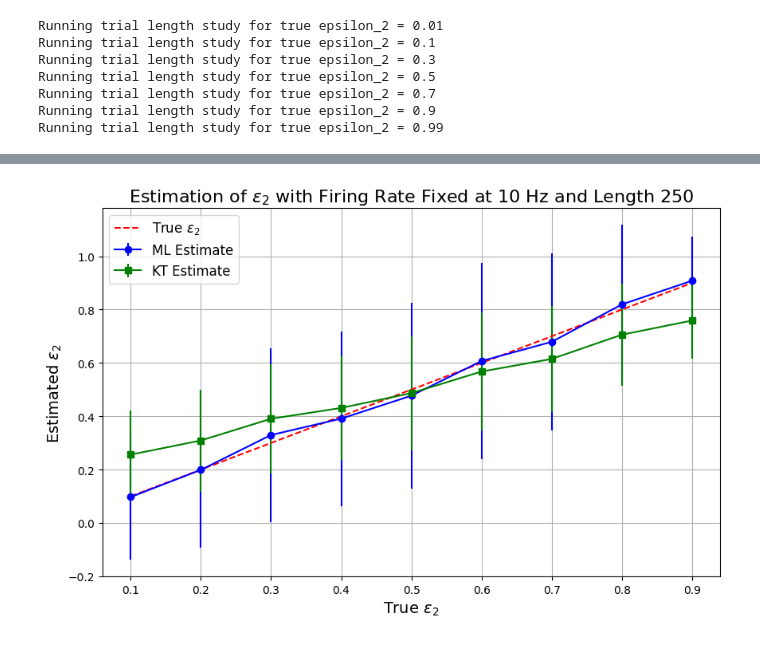
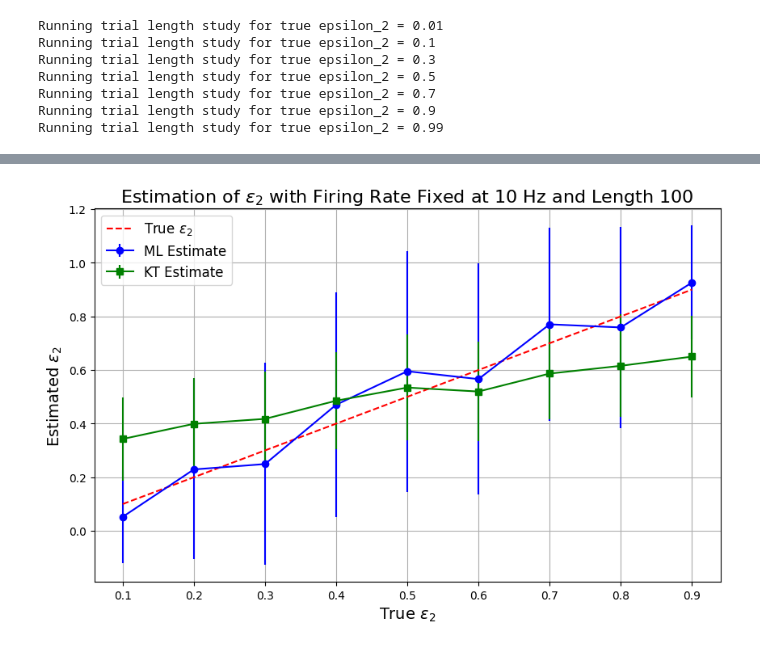
Before and after one commit to RaulAdSe/Spike-Train-Coupling-Estimation-Exploratory-Analysis, a Jupyter notebook: Notebooks/Probability_estimators.ipynb, the cells around one changed output, grey strips where cells are left out. Cells and saved outputs as stored; diff of their text form; code cells hidden in the pictures.

```diff
--- a/Notebooks/Probability_estimators.ipynb
+++ b/Notebooks/Probability_estimators.ipynb
@@ -382,37 +393,37 @@ def epsilon_2_study_with_fixed_firing_rate(fr_X, epsilon_2_values, length=50, tr
         epsilon_2_KT_stds.append(std_epsilon_2_KT)
 
     return (epsilon_2_ML_means, epsilon_2_ML_stds, epsilon_2_KT_means, epsilon_2_KT_stds)
-# %%
-# Parameters for the study
-fr_X = 10  # Fixed firing rate
-epsilon_2_values = np.linspace(0.1, 0.9, 9)  # Range of true epsilon_2 values
-length = 250  # Spike train length
-trials = 100  # Number of trials for each epsilon_2
-
-# Running the study for varying epsilon_2 and fixed firing rate
-epsilon_2_ML_means, epsilon_2_ML_stds, epsilon_2_KT_means, epsilon_2_KT_stds = epsilon_2_study_with_fixed_firing_rate(
-    fr_X, epsilon_2_values, length=length, trials=trials)
-
-# Plotting the results with epsilon_2 on the x-axis
-plt.figure(figsize=(10, 6))
-
-# Plot ML estimates with error bars
-plt.errorbar(epsilon_2_values, epsilon_2_ML_means, yerr=epsilon_2_ML_stds, fmt='o-', label='ML Estimate', color='blue')
-
-# Plot KT estimates with error bars
-plt.errorbar(epsilon_2_values, epsilon_2_KT_means, yerr=epsilon_2_KT_stds, fmt='s-', label='KT Estimate', color='green')
-
-# Plot true epsilon_2 line for each value
-plt.plot(epsilon_2_values, epsilon_2_values, color='red', linestyle='--', label=f'True $\\epsilon_2$')
-
-# Add labels, legend, and grid
-plt.xlabel('True $\\epsilon_2$', fontsize=14)
-plt.ylabel('Estimated $\\epsilon_2$', fontsize=14)
-plt.title(f'Estimation of $\\epsilon_2$ with Firing Rate Fixed at {fr_X} Hz and Length {length}', fontsize=16)
-plt.legend(fontsize=12)
-plt.grid(True)
-
-# Show the plot
-plt.show()
-# %% [output]
-[figure, removed]
+# %%
+# Parameters for the study
+fr_X = 10  # Fixed firing rate
+epsilon_2_values = np.linspace(0.1, 0.9, 9)  # Range of true epsilon_2 values
+length = 100   # Spike train length
+trials = 100  # Number of trials for each epsilon_2
+
+# Running the study for varying epsilon_2 and fixed firing rate
+epsilon_2_ML_means, epsilon_2_ML_stds, epsilon_2_KT_means, epsilon_2_KT_stds = epsilon_2_study_with_fixed_firing_rate(
+    fr_X, epsilon_2_values, length=length, trials=trials)
+
+# Plotting the results with epsilon_2 on the x-axis
+plt.figure(figsize=(10, 6))
+
+# Plot ML estimates with error bars
+plt.errorbar(epsilon_2_values, epsilon_2_ML_means, yerr=epsilon_2_ML_stds, fmt='o-', label='ML Estimate', color='blue')
+
+# Plot KT estimates with error bars
+plt.errorbar(epsilon_2_values, epsilon_2_KT_means, yerr=epsilon_2_KT_stds, fmt='s-', label='KT Estimate', color='green')
+
+# Plot true epsilon_2 line for each value
+plt.plot(epsilon_2_values, epsilon_2_values, color='red', linestyle='--', label=f'True $\\epsilon_2$')
+
+# Add labels, legend, and grid
+plt.xlabel('True $\\epsilon_2$', fontsize=14)
+plt.ylabel('Estimated $\\epsilon_2$', fontsize=14)
+plt.title(f'Estimation of $\\epsilon_2$ with Firing Rate Fixed at {fr_X} Hz and Length {length}', fontsize=16)
+plt.legend(fontsize=12)
+plt.grid(True)
+
+# Show the plot
+plt.show()
+# %% [output]
+[figure, added]
```
Also changed, not shown: parts of 10 cells of this notebook.
